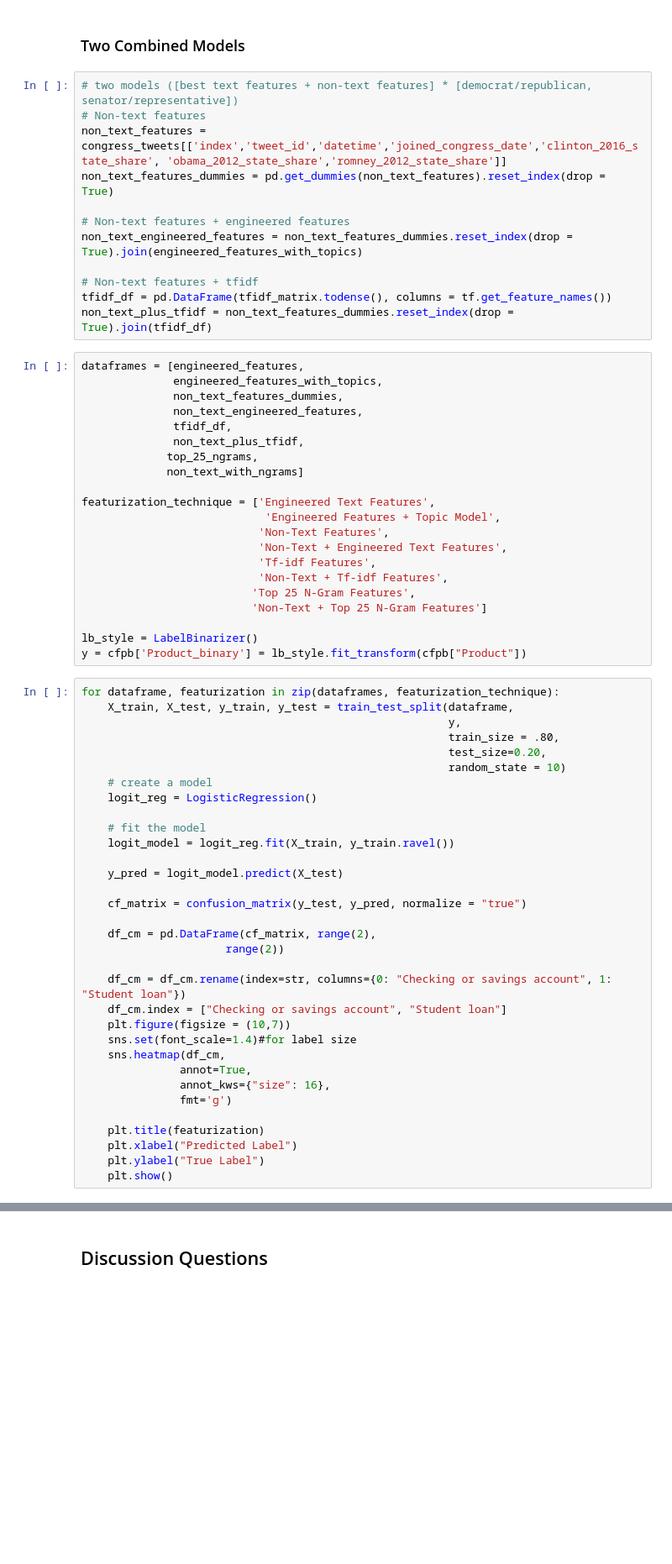
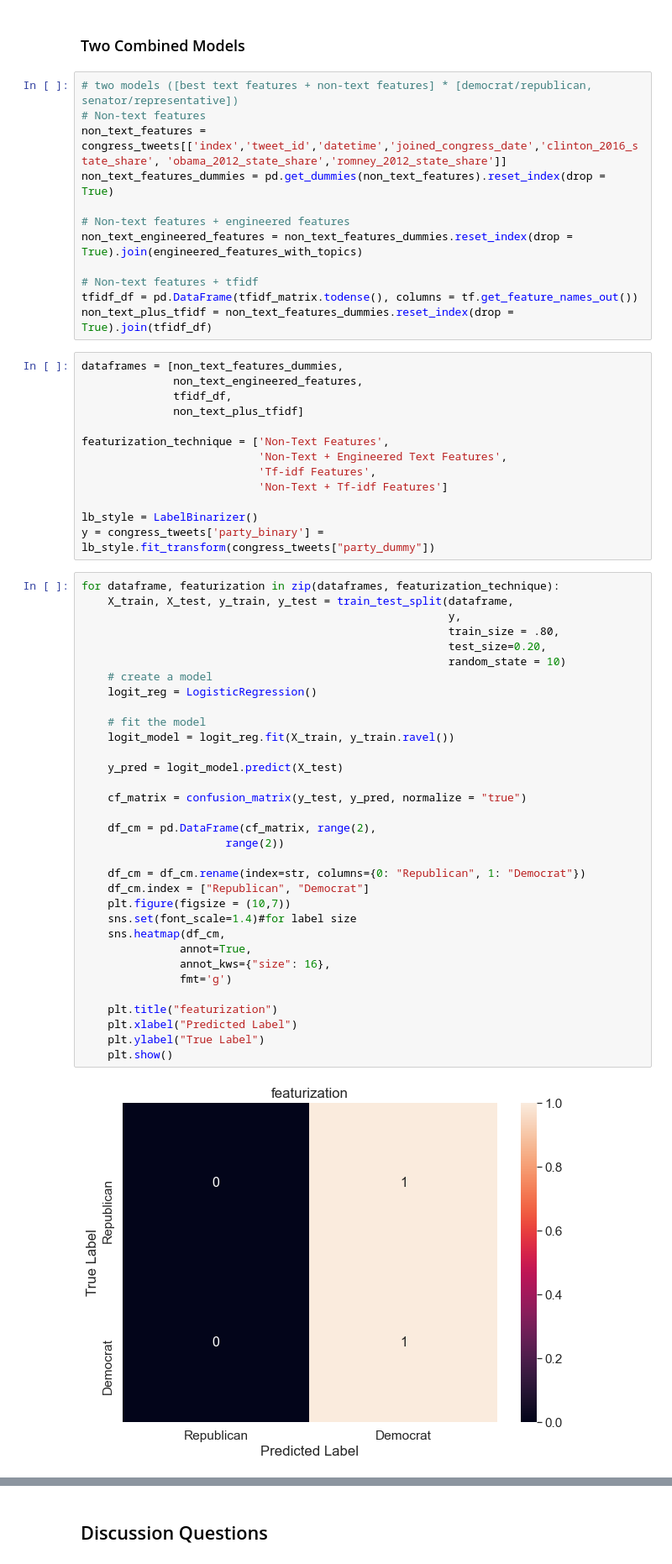
Before and after one commit to Luyi2/CSS_Project5_Team4_Spring2022, a Jupyter notebook: Project 5 Student.ipynb, the cells around one changed output, grey strips where cells are left out. Shown at 84% size. Drawn from its saved outputs; the diff is of its cells as text; blank space fills up the shorter version.

```diff
--- a/Project 5 Student.ipynb
+++ b/Project 5 Student.ipynb
@@ -900,59 +902,53 @@ non_text_features_dummies = pd.get_dummies(non_text_features).reset_index(drop =
 non_text_engineered_features = non_text_features_dummies.reset_index(drop = True).join(engineered_features_with_topics)
 
 # Non-text features + tfidf
-tfidf_df = pd.DataFrame(tfidf_matrix.todense(), columns = tf.get_feature_names())
+tfidf_df = pd.DataFrame(tfidf_matrix.todense(), columns = tf.get_feature_names_out())
 non_text_plus_tfidf = non_text_features_dummies.reset_index(drop = True).join(tfidf_df)
 # %%
-dataframes = [engineered_features,
-              engineered_features_with_topics,
-              non_text_features_dummies,
+dataframes = [non_text_features_dummies,
               non_text_engineered_features,
               tfidf_df,
-              non_text_plus_tfidf,
-             top_25_ngrams,
-             non_text_with_ngrams]
+              non_text_plus_tfidf]
 
-featurization_technique = ['Engineered Text Features',
-                            'Engineered Features + Topic Model',
-                           'Non-Text Features',
+featurization_technique = ['Non-Text Features',
                            'Non-Text + Engineered Text Features',
                            'Tf-idf Features',
-                           'Non-Text + Tf-idf Features',
-                          'Top 25 N-Gram Features',
-                          'Non-Text + Top 25 N-Gram Features']
+                           'Non-Text + Tf-idf Features']
 
 lb_style = LabelBinarizer()
-y = cfpb['Product_binary'] = lb_style.fit_transform(cfpb["Product"])
+y = congress_tweets['party_binary'] = lb_style.fit_transform(congress_tweets["party_dummy"])
 # %%
 for dataframe, featurization in zip(dataframes, featurization_technique):
     X_train, X_test, y_train, y_test = train_test_split(dataframe,
                                                         y,
                                                         train_size = .80,
                                                         test_size=0.20,
                                                         random_state = 10)
     # create a model
     logit_reg = LogisticRegression()
 
     # fit the model
     logit_model = logit_reg.fit(X_train, y_train.ravel())
 
     y_pred = logit_model.predict(X_test)
 
     cf_matrix = confusion_matrix(y_test, y_pred, normalize = "true")
 
     df_cm = pd.DataFrame(cf_matrix, range(2),
                       range(2))
 
-    df_cm = df_cm.rename(index=str, columns={0: "Checking or savings account", 1: "Student loan"})
-    df_cm.index = ["Checking or savings account", "Student loan"]
+    df_cm = df_cm.rename(index=str, columns={0: "Republican", 1: "Democrat"})
+    df_cm.index = ["Republican", "Democrat"]
     plt.figure(figsize = (10,7))
     sns.set(font_scale=1.4)#for label size
     sns.heatmap(df_cm,
                annot=True,
                annot_kws={"size": 16},
                fmt='g')
 
-    plt.title(featurization)
+    plt.title("featurization")
     plt.xlabel("Predicted Label")
     plt.ylabel("True Label")
     plt.show()
+# %% [output]
+[figure, added]
```
Also changed, not shown: parts of 2 cells of this notebook.
